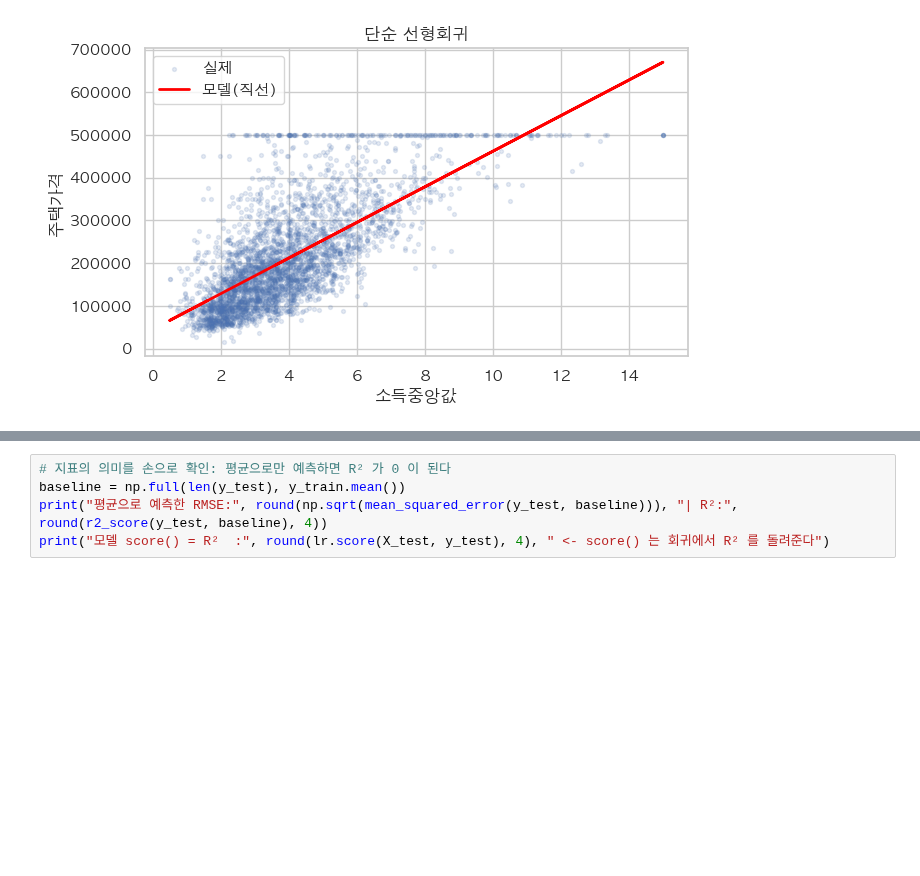
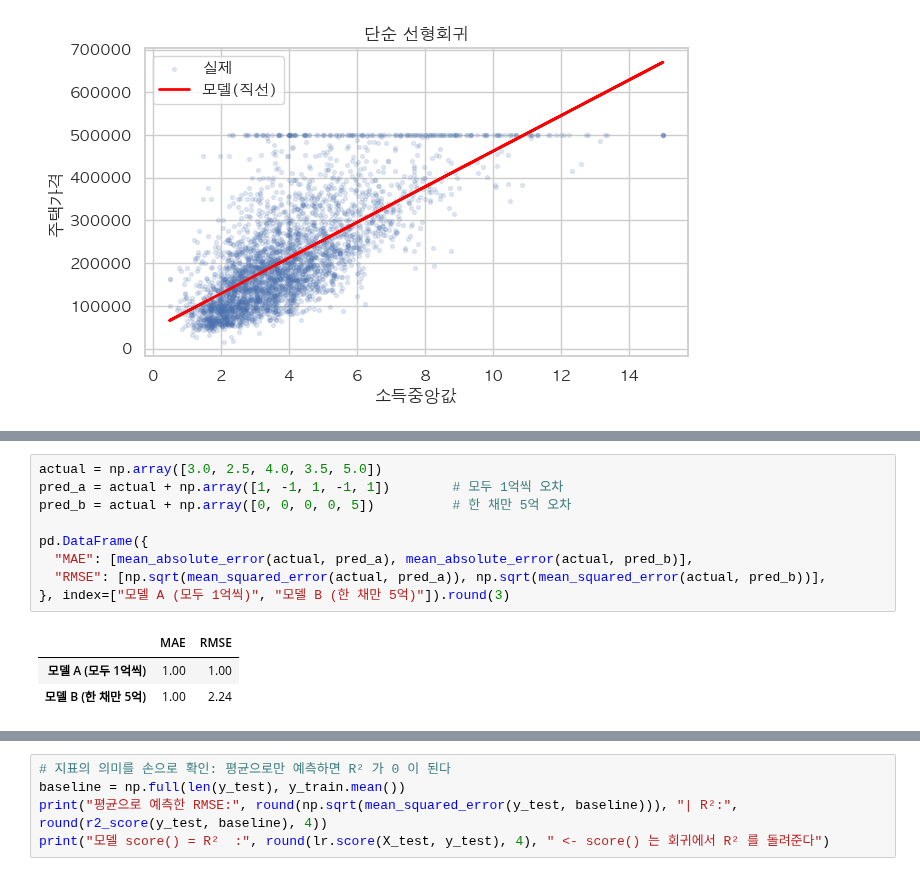
Before and after one commit to icesnake72/aice, a Jupyter notebook: aice_course/05_모델링필수개념_선형회귀_로지스틱회귀.ipynb, the cells around one changed output, grey strips where cells are left out. Saved outputs shown, nothing was run; the diff lists cells and outputs as text; blank space fills up the shorter version.

```diff
--- a/aice_course/05_모델링필수개념_선형회귀_로지스틱회귀.ipynb
+++ b/aice_course/05_모델링필수개념_선형회귀_로지스틱회귀.ipynb
@@ -360,0 +448,13 @@ plt.show()
+# %%
+actual = np.array([3.0, 2.5, 4.0, 3.5, 5.0])
+pred_a = actual + np.array([1, -1, 1, -1, 1])        # 모두 1억씩 오차
+pred_b = actual + np.array([0, 0, 0, 0, 5])          # 한 채만 5억 오차
+
+pd.DataFrame({
+  "MAE": [mean_absolute_error(actual, pred_a), mean_absolute_error(actual, pred_b)],
+  "RMSE": [np.sqrt(mean_squared_error(actual, pred_a)), np.sqrt(mean_squared_error(actual, pred_b))],
+}, index=["모델 A (모두 1억씩)", "모델 B (한 채만 5억)"]).round(3)
+# %% [output]
+|  | MAE | RMSE |
+| 모델 A (모두 1억씩) | 1.00 | 1.00 |
+| 모델 B (한 채만 5억) | 1.00 | 2.24 |
```
Also changed, not shown: parts of 12 cells of this notebook, 13 other files.
